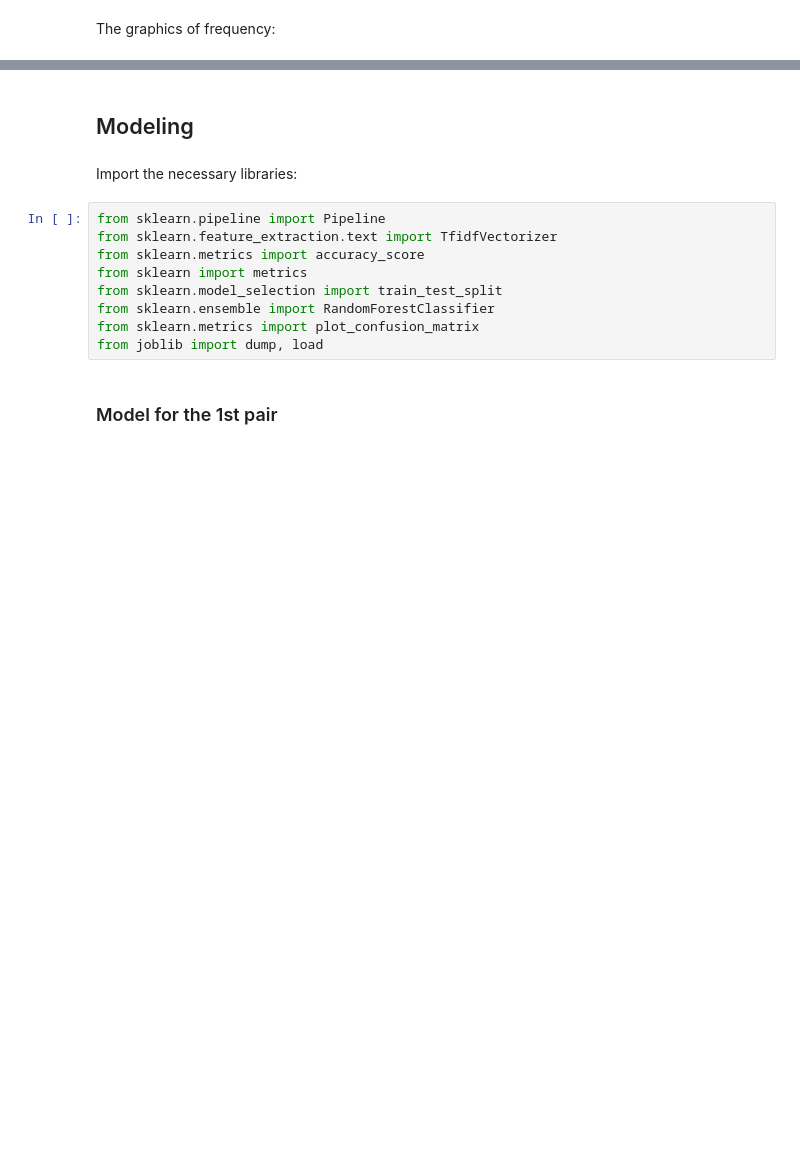
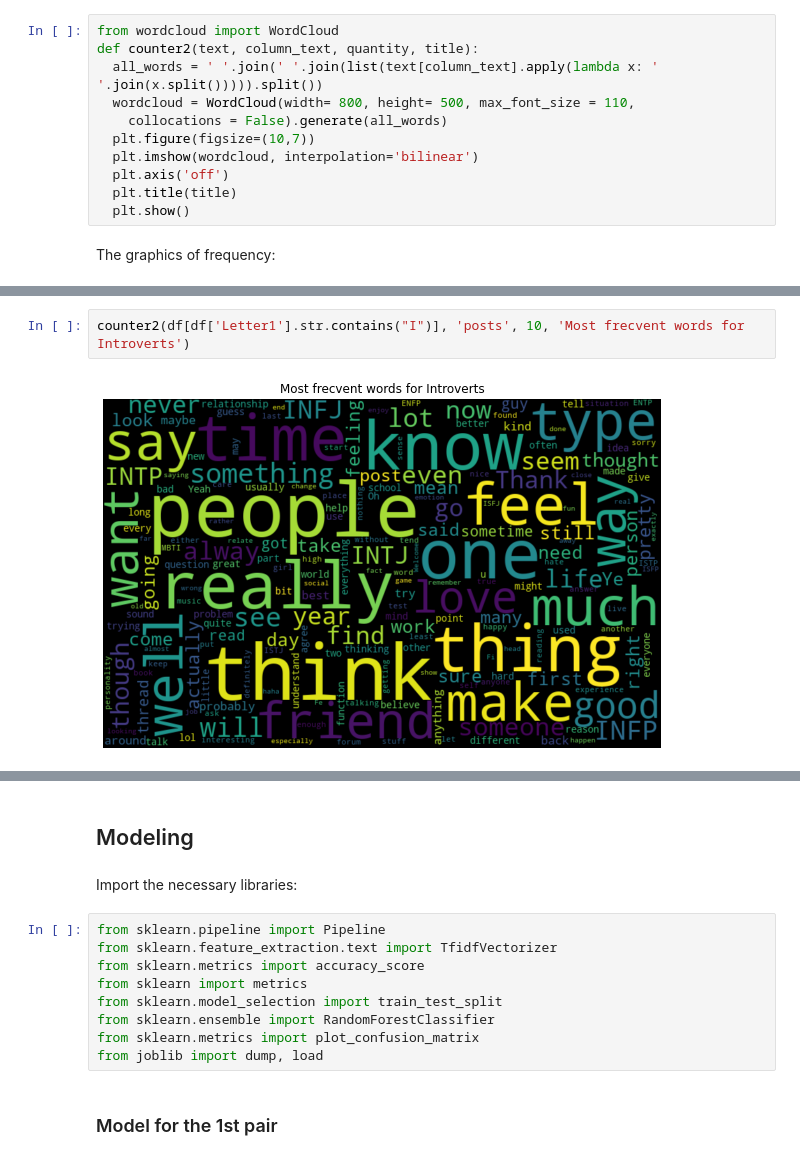
Before and after one commit to MihaelaCatan04/A-plus-Class, a Jupyter notebook: Personality_Model_Creation.ipynb, the cells around one changed output, grey strips where cells are left out. Saved outputs shown, nothing was run; the diff lists cells and outputs as text; blank space fills up the shorter version.

```diff
--- a/Personality_Model_Creation.ipynb
+++ b/Personality_Model_Creation.ipynb
@@ -351,6 +316,17 @@ def counter(text, column_text, quantity, title):
     plt.xticks(rotation='vertical')
     plt.title(title)
     plt.show()
+# %%
+from wordcloud import WordCloud
+def counter2(text, column_text, quantity, title):
+  all_words = ' '.join(' '.join(list(text[column_text].apply(lambda x: ' '.join(x.split())))).split())
+  wordcloud = WordCloud(width= 800, height= 500, max_font_size = 110,
+    collocations = False).generate(all_words)
+  plt.figure(figsize=(10,7))
+  plt.imshow(wordcloud, interpolation='bilinear')
+  plt.axis('off')
+  plt.title(title)
+  plt.show()
 # %% [markdown]
 The graphics of frequency:
 # %%
@@ -360,3 +336,7 @@ counter(df[df['Letter1'].str.contains("I")], 'posts', 10, 'Most frecvent words f
+# %%
+counter2(df[df['Letter1'].str.contains("I")], 'posts', 10, 'Most frecvent words for Introverts')
+# %% [output]
+[figure, added]
 # %%
 counter(df[df['Letter1'].str.contains("E")], 'posts', 10, 'Most frecvent words for Extroverts')
 # %% [output]
```
Also changed, not shown: parts of 57 cells of this notebook.
